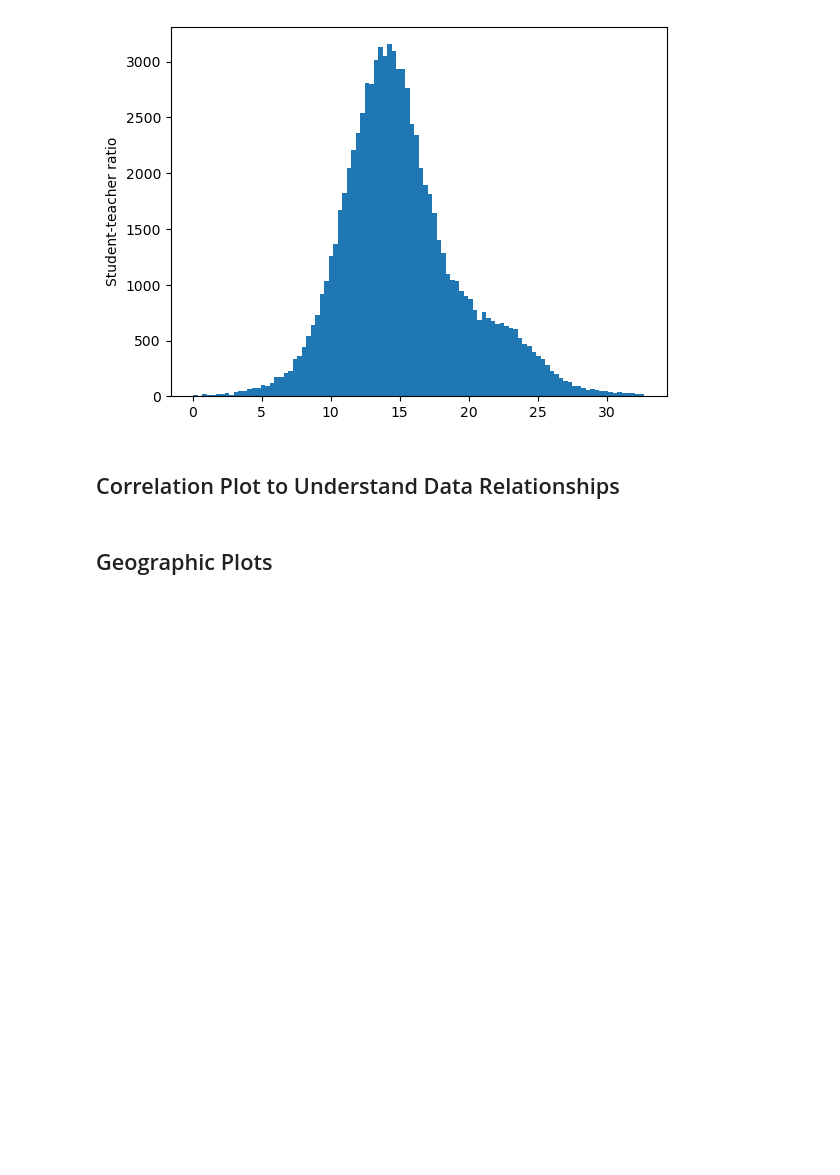
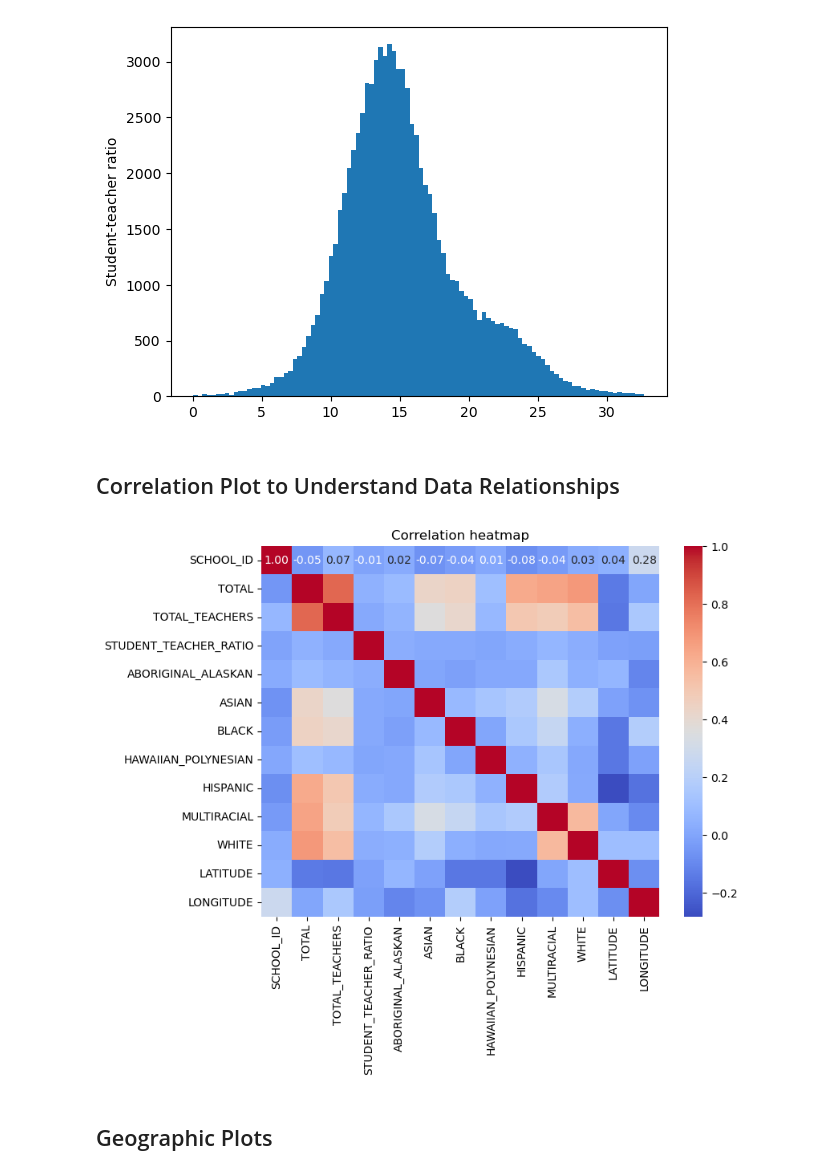
Before and after one commit to cold-quix/school-analysis, a Jupyter notebook: public_school_analysis.ipynb, the cells around one changed output. Saved outputs shown, nothing was run; the diff lists cells and outputs as text; code cells hidden in the pictures; blank space fills up the shorter version.

```diff
--- a/public_school_analysis.ipynb
+++ b/public_school_analysis.ipynb
@@ -295,6 +298,14 @@ df_ratio_filtered["STUDENT_TEACHER_RATIO"].plot(kind="hist", bins=100, ylabel="S
 ## Correlation Plot to Understand Data Relationships
 # %%
 # Use seaborn to generate a correlation heatmap for the columns in the dataframe
+numeric_columns = df_regulars.select_dtypes(include=[np.number])
+correlation_matrix = numeric_columns.corr()
+plt.figure(figsize=(8,6))
+sns.heatmap(correlation_matrix, annot=True, cmap="coolwarm", fmt="0.2f")
+plt.title("Correlation heatmap")
+plt.show()
+# %% [output]
+[figure, added]
 # %% [markdown]
 ## Geographic Plots
 # %%
```
Also changed, not shown: parts of 5 cells of this notebook.
